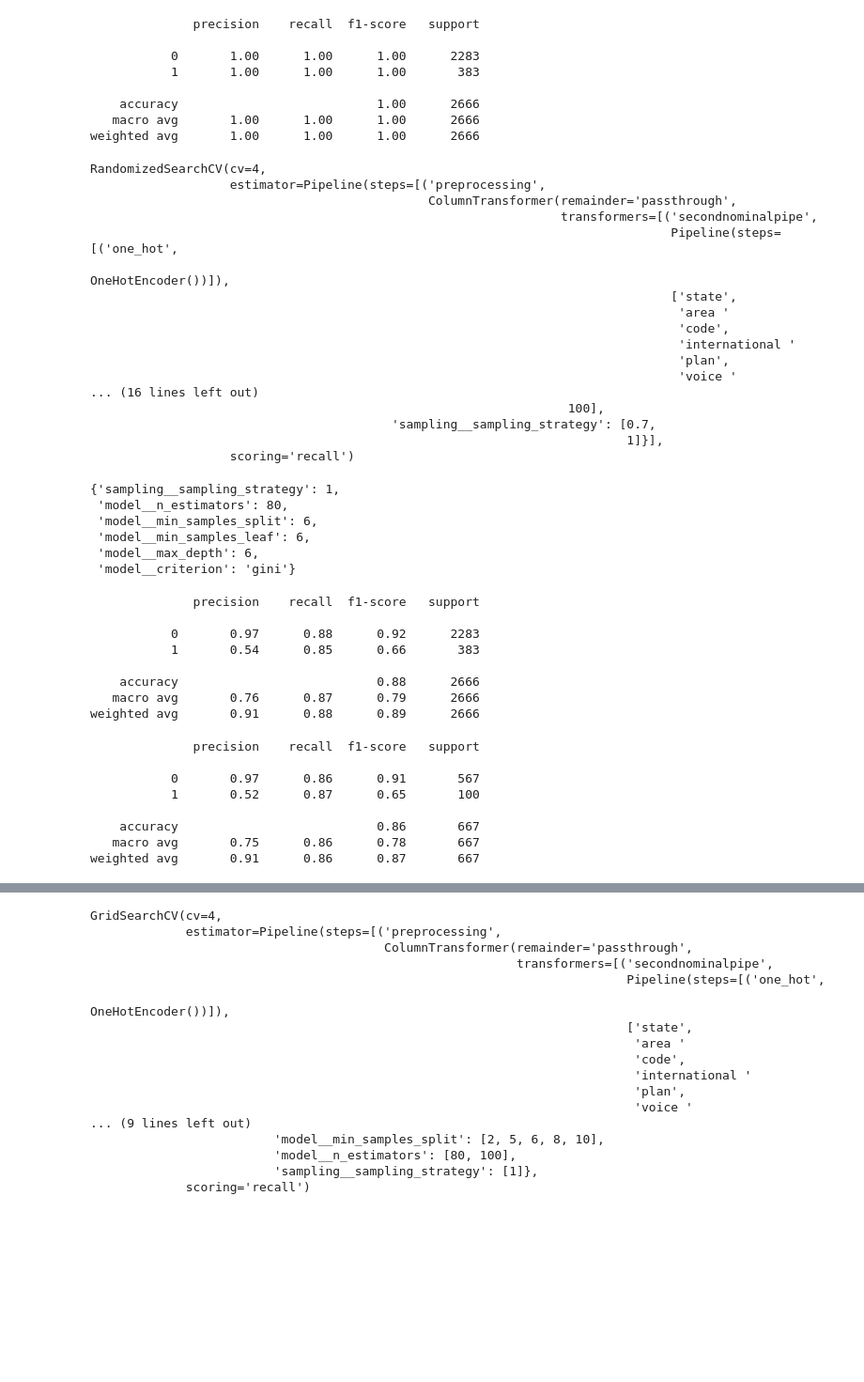
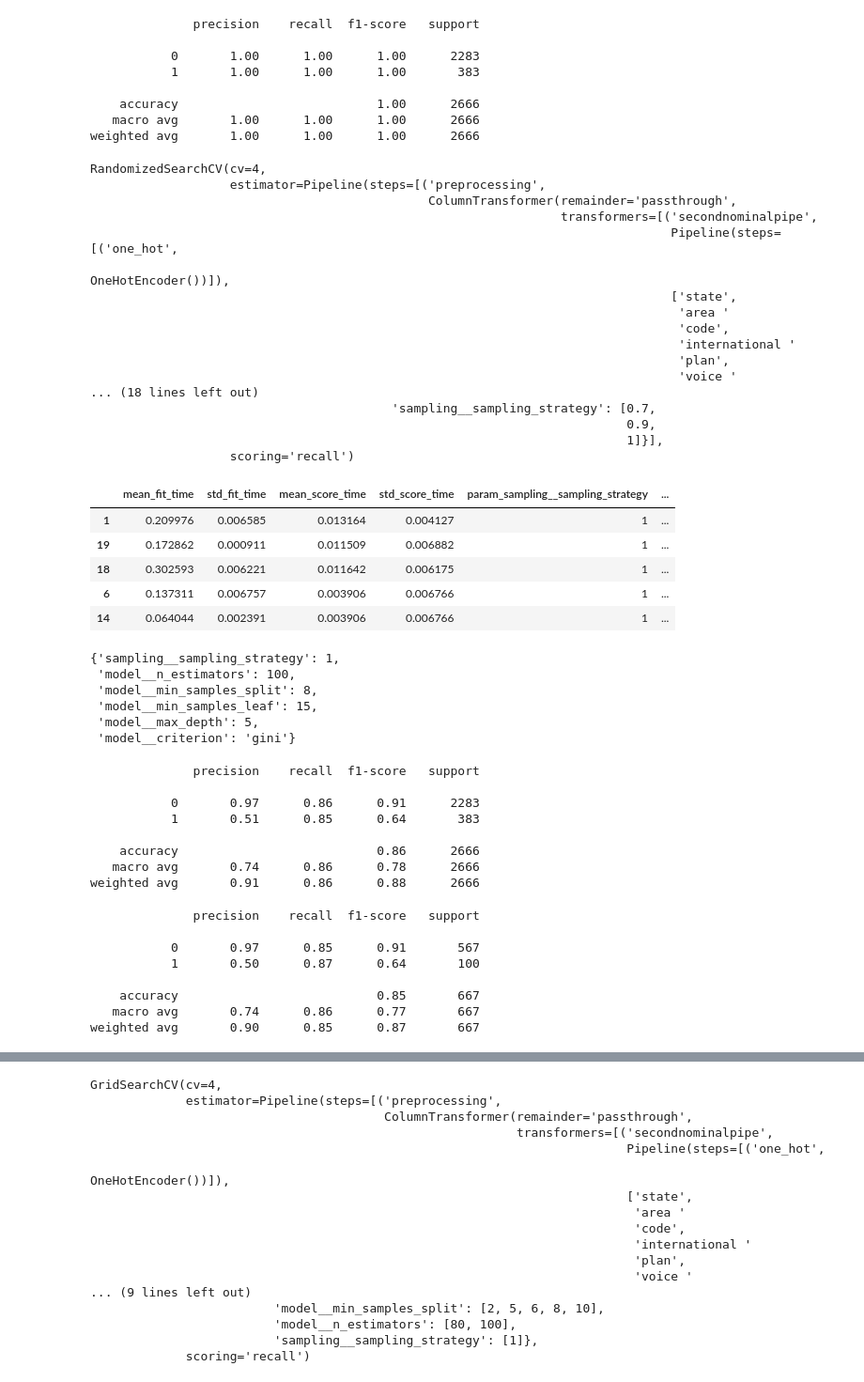
Before and after one commit to ddcots24/Churn, a Jupyter notebook: Daniel/Project_3_EDA.ipynb, the cells around one changed output, grey strips where cells are left out. Shown at 94% size. Saved outputs shown, nothing was run; the diff lists cells and outputs as text; code cells hidden in the pictures; blank space fills up the shorter version.

Commit message:
models for RF and start of XGB

```diff
--- a/Daniel/Project_3_EDA.ipynb
+++ b/Daniel/Project_3_EDA.ipynb
@@ -243,12 +247,12 @@ weighted avg       1.00      1.00      1.00      2666
 RFgrid = [{"model__criterion" : ["gini", "entropy"],
            "model__n_estimators": [10, 30, 60, 80, 100],
                 "model__max_depth": [2,3,4,5,6,8,10, None],
-                "model__min_samples_split": [2,5, 6, 10],
+                "model__min_samples_split": [2,5, 6, 8, 10],
                 "model__min_samples_leaf": [1,2,3,4,5,6, 10, 15],
-         'sampling__sampling_strategy': [.7, 1]}
+         'sampling__sampling_strategy': [.7, .9, 1]}
        ]
 # %%
-RFrandomsearch = RandomizedSearchCV(secondpipe, RFgrid, scoring = 'recall', cv = 4)
+RFrandomsearch = RandomizedSearchCV(secondpipe, RFgrid, scoring = 'recall', n_iter = 20, cv = 4)
 # %%
 RFrandomsearch.fit(X_train, y_train)
 # %% [output]
@@ -264,21 +268,31 @@ RandomizedSearchCV(cv=4,
                                                                                 'international '
                                                                                 'plan',
                                                                                 'voice '
-... (16 lines left out)
-                                                                 100],
+... (18 lines left out)
                                          'sampling__sampling_strategy': [0.7,
+                                                                         0.9,
                                                                          1]}],
                    scoring='recall')
+# %%
+randomcv_results = pd.DataFrame(RFrandomsearch.cv_results_)
+randomcv_results.sort_values('rank_test_score').head()
+# %% [output]
+|  | mean_fit_time | std_fit_time | mean_score_time | std_score_time | param_sampling__sampling_strategy | ... |
+| 1 | 0.209976 | 0.006585 | 0.013164 | 0.004127 | 1 | ... |
+| 19 | 0.172862 | 0.000911 | 0.011509 | 0.006882 | 1 | ... |
+| 18 | 0.302593 | 0.006221 | 0.011642 | 0.006175 | 1 | ... |
+| 6 | 0.137311 | 0.006757 | 0.003906 | 0.006766 | 1 | ... |
+| 14 | 0.064044 | 0.002391 | 0.003906 | 0.006766 | 1 | ... |
 # %%
 randomRF_best_model = RFrandomsearch.best_estimator_
 # %%
 RFrandomsearch.best_params_
 # %% [output]
 {'sampling__sampling_strategy': 1,
- 'model__n_estimators': 80,
- 'model__min_samples_split': 6,
- 'model__min_samples_leaf': 6,
- 'model__max_depth': 6,
+ 'model__n_estimators': 100,
+ 'model__min_samples_split': 8,
+ 'model__min_samples_leaf': 15,
+ 'model__max_depth': 5,
  'model__criterion': 'gini'}
 # %%
 y_pred_RF = randomRF_best_model.predict(X_train)
@@ -287,22 +301,22 @@ print(classification_report(y_train, y_pred_RF))
 # %% [output]
               precision    recall  f1-score   support
 
-           0       0.97      0.88      0.92      2283
-           1       0.54      0.85      0.66       383
+           0       0.97      0.86      0.91      2283
+           1       0.51      0.85      0.64       383
 
-    accuracy                           0.88      2666
-   macro avg       0.76      0.87      0.79      2666
-weighted avg       0.91      0.88      0.89      2666
+    accuracy                           0.86      2666
+   macro avg       0.74      0.86      0.78      2666
+weighted avg       0.91      0.86      0.88      2666
 # %%
 print(classification_report(y_test, randomRF_best_model.predict(X_test)))
 # %% [output]
               precision    recall  f1-score   support
 
-           0       0.97      0.86      0.91       567
-           1       0.52      0.87      0.65       100
+           0       0.97      0.85      0.91       567
+           1       0.50      0.87      0.64       100
 
-    accuracy                           0.86       667
-   macro avg       0.75      0.86      0.78       667
-weighted avg       0.91      0.86      0.87       667
+    accuracy                           0.85       667
+   macro avg       0.74      0.86      0.77       667
+weighted avg       0.90      0.85      0.87       667
 # %%
 secondpipe.named_steps['preprocessing'].transformers_[0][1].named_steps['one_hot'].get_feature_names()
```
Also changed, not shown: parts of 15 cells of this notebook.
